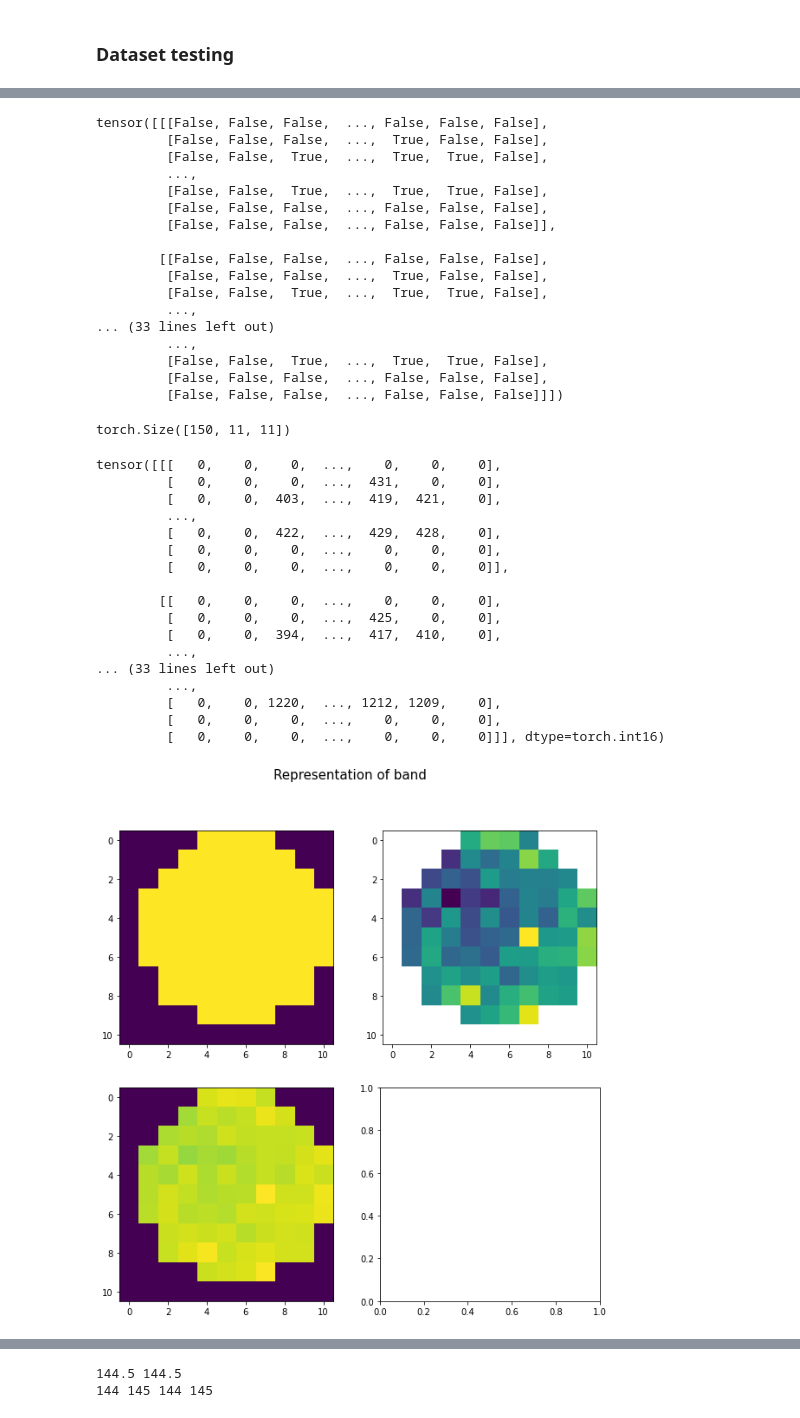
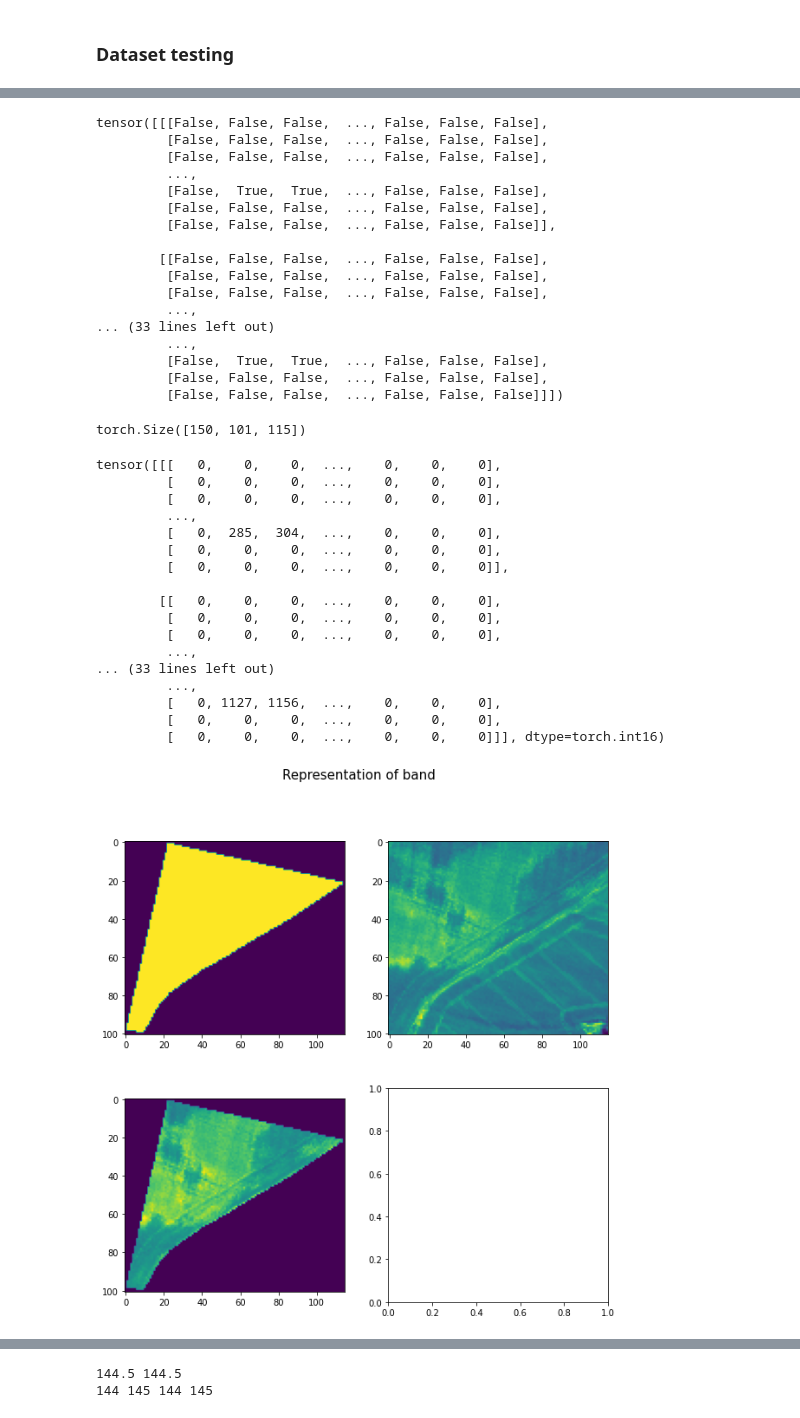
Before and after one commit to JakubCha/HYPERVIEW, a Jupyter notebook: code/pure_pytorch/HyperView_Torch_4Params_DIRTY_ResNets_04_03_2022.ipynb, the cells around one changed output, grey strips where cells are left out. Cells and saved outputs as stored; diff of their text form; code cells hidden in the pictures.

```diff
--- a/code/pure_pytorch/HyperView_Torch_4Params_DIRTY_ResNets_04_03_2022.ipynb
+++ b/code/pure_pytorch/HyperView_Torch_4Params_DIRTY_ResNets_04_03_2022.ipynb
@@ -51,4 +55,4 @@ array(['train_data/train_data/0.npz', 'train_data/train_data/1.npz',
 # %%
-arr = np.ma.MaskedArray(**np.load(all_files[2]))
+arr = np.ma.MaskedArray(**np.load(all_files[1456]))
 arr.shape
 # %% [output]
@@ -112,4 +74,4 @@ plt.show()
 # %%
-tensor_data = torch.as_tensor(arr)
+tensor_data = torch.as_tensor(arr.data)
 tensor_data
 # %% [output]
@@ -139,20 +101,20 @@ tensor_mask_bool = ~torch.as_tensor(arr.mask)
 tensor_mask_bool
 # %% [output]
 tensor([[[False, False, False,  ..., False, False, False],
-         [False, False, False,  ...,  True, False, False],
-         [False, False,  True,  ...,  True,  True, False],
+         [False, False, False,  ..., False, False, False],
+         [False, False, False,  ..., False, False, False],
          ...,
-         [False, False,  True,  ...,  True,  True, False],
+         [False,  True,  True,  ..., False, False, False],
          [False, False, False,  ..., False, False, False],
          [False, False, False,  ..., False, False, False]],
 
         [[False, False, False,  ..., False, False, False],
-         [False, False, False,  ...,  True, False, False],
-         [False, False,  True,  ...,  True,  True, False],
+         [False, False, False,  ..., False, False, False],
+         [False, False, False,  ..., False, False, False],
          ...,
 ... (33 lines left out)
          ...,
-         [False, False,  True,  ...,  True,  True, False],
+         [False,  True,  True,  ..., False, False, False],
          [False, False, False,  ..., False, False, False],
          [False, False, False,  ..., False, False, False]]])
 # %%
@@ -160,26 +122,26 @@ tensor_mask_bool_array = tensor_mask_bool.cpu().numpy()
 # %%
 tensor_mask_bool.shape
 # %% [output]
-torch.Size([150, 11, 11])
+torch.Size([150, 101, 115])
 # %%
 tensor_data_masked = torch.mul(tensor_data, tensor_mask_bool)
 tensor_data_masked
 # %% [output]
 tensor([[[   0,    0,    0,  ...,    0,    0,    0],
-         [   0,    0,    0,  ...,  431,    0,    0],
-         [   0,    0,  403,  ...,  419,  421,    0],
+         [   0,    0,    0,  ...,    0,    0,    0],
+         [   0,    0,    0,  ...,    0,    0,    0],
          ...,
-         [   0,    0,  422,  ...,  429,  428,    0],
+         [   0,  285,  304,  ...,    0,    0,    0],
          [   0,    0,    0,  ...,    0,    0,    0],
          [   0,    0,    0,  ...,    0,    0,    0]],
 
         [[   0,    0,    0,  ...,    0,    0,    0],
-         [   0,    0,    0,  ...,  425,    0,    0],
-         [   0,    0,  394,  ...,  417,  410,    0],
+         [   0,    0,    0,  ...,    0,    0,    0],
+         [   0,    0,    0,  ...,    0,    0,    0],
          ...,
 ... (33 lines left out)
          ...,
-         [   0,    0, 1220,  ..., 1212, 1209,    0],
+         [   0, 1127, 1156,  ...,    0,    0,    0],
          [   0,    0,    0,  ...,    0,    0,    0],
          [   0,    0,    0,  ...,    0,    0,    0]]], dtype=torch.int16)
 # %%
@@ -187,11 +149,11 @@ tensor_data_masked_array = tensor_data_masked.cpu().numpy()
 # %%
 fig, axs = plt.subplots(2, 2, figsize=(10, 10))
 
 axs[0, 0].imshow(tensor_mask_bool_array[0, :, :].data)
-axs[0, 1].imshow(arr[0, :, :])
+axs[0, 1].imshow(tensor_data[0, :, :])
 
 axs[1, 0].imshow(tensor_data_masked_array[0, :, :])
 plt.suptitle(f'Representation of band', fontsize=15)
 plt.show()
 # %% [output]
-[figure, old version]
+[figure, new version]
```
Also changed, not shown: parts of 23 cells of this notebook, 9 other files.
